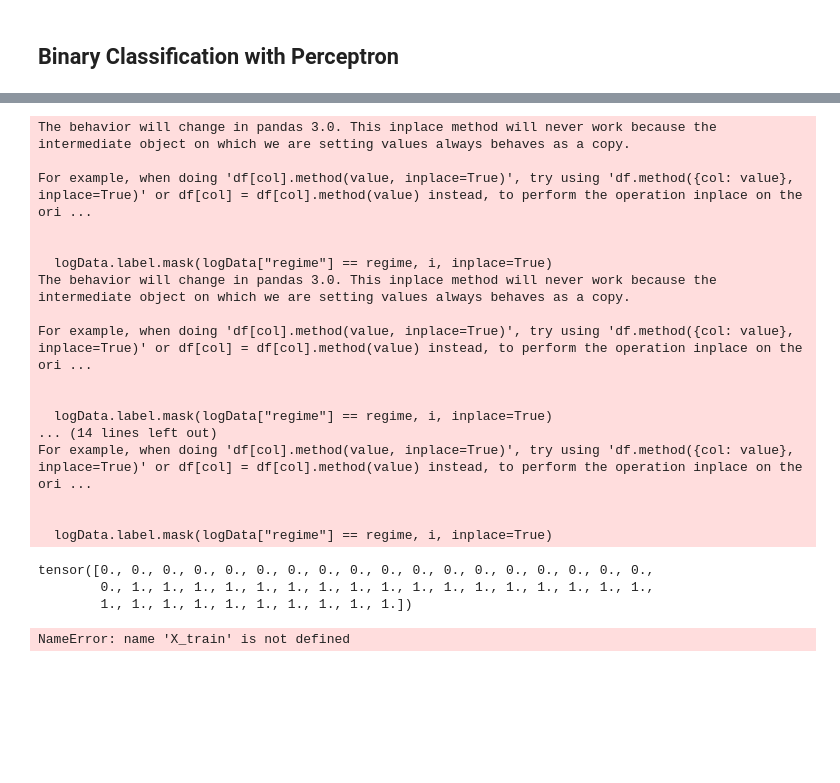
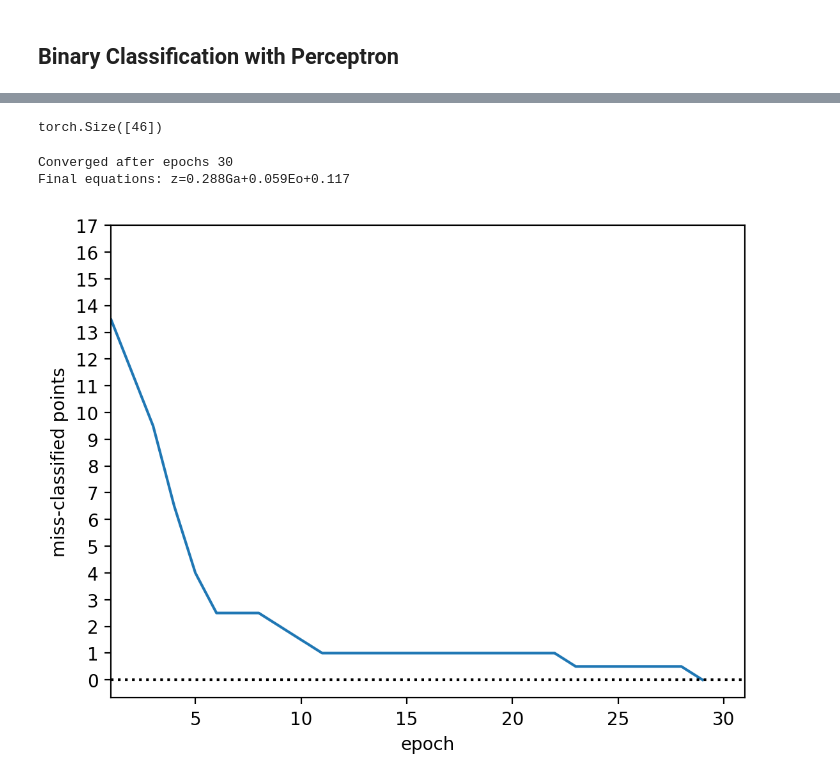
Before and after one commit to anh-lxn/machine-learning, a Jupyter notebook: 05_ml-from-scratch/bubble_path_classification/bubble_path_classification.ipynb, the cells around one changed output, grey strips where cells are left out. Cells and saved outputs as stored; diff of their text form; code cells hidden in the pictures; blank space fills up the shorter version.

```diff
--- a/05_ml-from-scratch/bubble_path_classification/bubble_path_classification.ipynb
+++ b/05_ml-from-scratch/bubble_path_classification/bubble_path_classification.ipynb
@@ -115,16 +136,13 @@ class Perceptron:
     def _loss_gradient(self, X : pt.Tensor, y: pt.Tensor) -> pt.Tensor:
         y_hat = self.predict(X)
         delta = y - y_hat # (yi - y_hat_i)
-        feature_vector = X # x = (Ga, Eo, 1)^T
+        feature_vector = pt.cat((X, pt.ones(X.shape[0], 1)), dim=1) # x = (Ga, Eo, 1)^T
         return -(delta @ feature_vector)  # sum_i (yi - y_hat_i) * xi
 
     def predict(self, X: pt.Tensor) -> pt.Tensor:
-        """Predict labels for given input features.
-
-        :param X: input features
-        :type X: pt.Tensor
-        """
-        linear_output = X @ self._p  # linear output: w1*x1 + w2*x2 + b
+        weights = self._p[:-1]  # w1, w2
+        bias = self._p[-1] # b
+        linear_output = X @ weights + bias  # w1*x1 + w2*x2 + b
         return pt.heaviside(linear_output, pt.tensor(0.0))
 
     def train(self, X: pt.Tensor, y: pt.Tensor, learning_rate=0.01, epochs=100, tol=1e-4):
@@ -143,33 +161,27 @@ class Perceptron:
 # %%
 reg_1_2 = (logData["regime"] == "I") | (logData["regime"] == "II") # Select regimes I and II
 features = pt.tensor(logData[reg_1_2][["Ga", "Eo"]].values, dtype=pt.float32)
-logData["label"] = 0.0
-for i, regime in enumerate(regimes):
-    logData.label.mask(logData["regime"] == regime, i, inplace=True)
-labels = pt.tensor(logData.label[reg_1_2].values, dtype=pt.float32)
+logData["label"] = 0
+mapping = {regime: i for i, regime in enumerate(regimes)} # {'I': 0, 'II': 1, 'III': 2, 'IV': 3, 'V': 4}
+logData["label"] = logData["regime"].map(mapping)
+labels = pt.tensor(logData["label"][reg_1_2].values, dtype=pt.float32)
 # %% [output]
-The behavior will change in pandas 3.0. This inplace method will never work because the intermediate object on which we are setting values always behaves as a copy.
-
-For example, when doing 'df[col].method(value, inplace=True)', try using 'df.method({col: value}, inplace=True)' or df[col] = df[col].method(value) instead, to perform the operation inplace on the ori ...
-
-
-  logData.label.mask(logData["regime"] == regime, i, inplace=True)
-The behavior will change in pandas 3.0. This inplace method will never work because the intermediate object on which we are setting values always behaves as a copy.
-
-For example, when doing 'df[col].method(value, inplace=True)', try using 'df.method({col: value}, inplace=True)' or df[col] = df[col].method(value) instead, to perform the operation inplace on the ori ...
-
-
-  logData.label.mask(logData["regime"] == regime, i, inplace=True)
-... (14 lines left out)
-For example, when doing 'df[col].method(value, inplace=True)', try using 'df.method({col: value}, inplace=True)' or df[col] = df[col].method(value) instead, to perform the operation inplace on the ori ...
-
-
-  logData.label.mask(logData["regime"] == regime, i, inplace=True)
+torch.Size([46])
-tensor([0., 0., 0., 0., 0., 0., 0., 0., 0., 0., 0., 0., 0., 0., 0., 0., 0., 0.,
-        0., 1., 1., 1., 1., 1., 1., 1., 1., 1., 1., 1., 1., 1., 1., 1., 1., 1.,
-        1., 1., 1., 1., 1., 1., 1., 1., 1., 1.])
 # %%
 perceptron_model = Perceptron(n_weights=3)  # 2 features + bias
-loss = perceptron_model.train(X_train, y_train, learning_rate=0.01, epochs=1000, tol=1e-4)
+loss = perceptron_model.train(features, labels)
+p = perceptron_model._p
+print(f"Final equations: z={p[0]:2.3f}Ga{p[1]:+2.3f}Eo{p[2]:+2.3f}")
 # %% [output]
-NameError: name 'X_train' is not defined
+Converged after epochs 30
+Final equations: z=0.288Ga+0.059Eo+0.117
+# %%
+plt.plot(range(len(loss)), loss)
+plt.xlabel("epoch")
+plt.ylabel("miss-classified points")
+plt.xlim(1.0, len(loss)+1)
+plt.axhline(0.0, 0.0, 1.0, ls=":", c="k")
+plt.yticks(pt.linspace(0.0, 17, 18))
+plt.savefig(f"{output_path}/perceptron_loss.svg", bbox_inches="tight")
+# %% [output]
+[figure, added]
```
Also changed, not shown: parts of 1 cell of this notebook, 1 other file.
